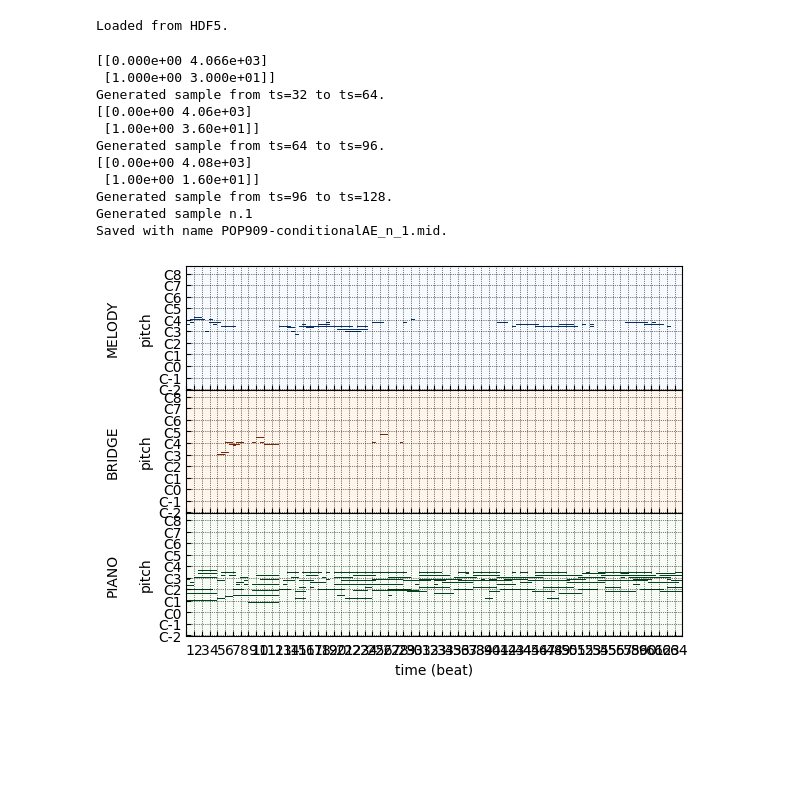
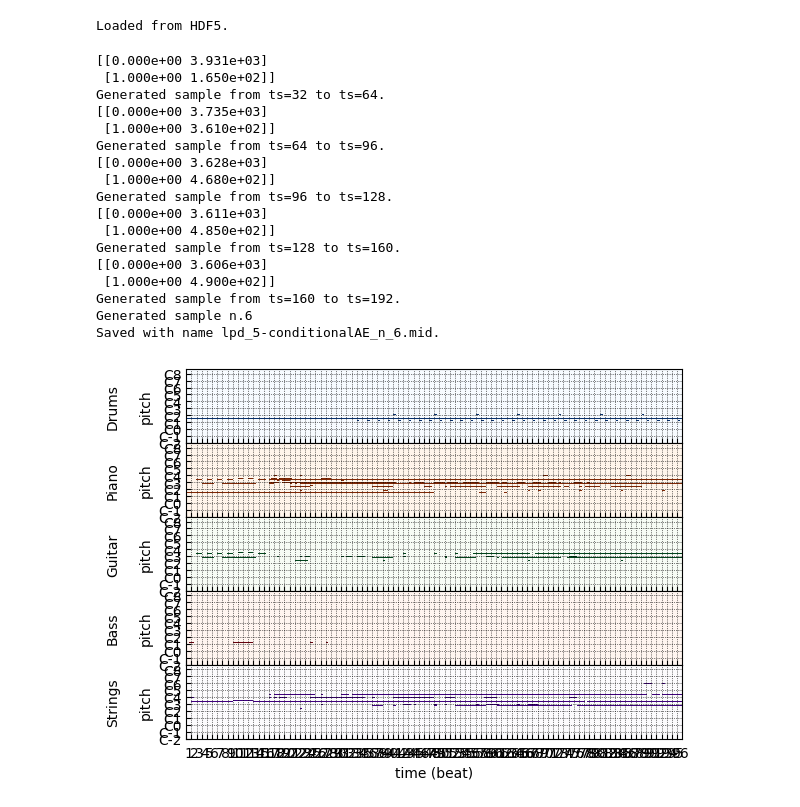
Before and after one commit to STarrio/generative-music, a Jupyter notebook: MAEGeneration.ipynb, the cells around one changed output. Cells and saved outputs as stored; diff of their text form; code cells hidden in the pictures; blank space fills up the shorter version.

```diff
--- a/MAEGeneration.ipynb
+++ b/MAEGeneration.ipynb
@@ -46,7 +47,7 @@ else:
 # %% [output]
 Drive already mounted at /content/drive; to attempt to forcibly remount, call drive.mount("/content/drive", force_remount=True).
 # %%
-DATASET = 'POP909'
+DATASET = 'lpd_5'
 DATA_PATH=os.path.join(BASE_PATH, 'data')
 DATASET_PATH = os.path.join(DATA_PATH, DATASET)
 
@@ -646,5 +647,5 @@ class MAESampleGenerator:
 # %% [markdown]
 ### Tratamiento de los datos
 # %%
-encoder = MAEDatasetEncoder(DATASET_PATH, with_csv=False)
+encoder = MAEDatasetEncoder(DATASET_PATH, with_csv='lpd_poprock.csv',k=500)
 # %% [output]
@@ -680,7 +682,8 @@ dec_kernels = [(2,8), (4,4), (4,4)]
 dec_strides = [(2,8), (4,4), (4,4)]
 lr = 0.001
 
-models[instr] = MAEMain(enc_num_units,
+models[instr] = MAEMain(instr,
+                        enc_num_units,
                         enc_kernels,
                         enc_strides,
                         dec_num_units,
@@ -864,22 +892,29 @@ sampler.load_from_hdf5(hdf5_dict)
 Loaded from HDF5.
 # %%
 thresh = {'MELODY': 0.2, 'BRIDGE': 0.15, 'PIANO': 0.3}
+thresh_lpd = {'Piano': 0.1, 'Drums': 0.2, 'Guitar': 0.2, 'Bass': 0.3, 'Strings':0.15}
 # %%
-sampler.generate(seed,thresh,sample_length=3)
+sampler.generate(seed,thresh_lpd,sample_length=5)
 sampler.gen2midi()
 # %% [output]
-[[0.000e+00 4.066e+03]
- [1.000e+00 3.000e+01]]
+[[0.000e+00 3.931e+03]
+ [1.000e+00 1.650e+02]]
 Generated sample from ts=32 to ts=64.
-[[0.00e+00 4.06e+03]
- [1.00e+00 3.60e+01]]
+[[0.000e+00 3.735e+03]
+ [1.000e+00 3.610e+02]]
 Generated sample from ts=64 to ts=96.
-[[0.00e+00 4.08e+03]
- [1.00e+00 1.60e+01]]
+[[0.000e+00 3.628e+03]
+ [1.000e+00 4.680e+02]]
 Generated sample from ts=96 to ts=128.
-Generated sample n.1
-Saved with name POP909-conditionalAE_n_1.mid.
+[[0.000e+00 3.611e+03]
+ [1.000e+00 4.850e+02]]
+Generated sample from ts=128 to ts=160.
+[[0.000e+00 3.606e+03]
+ [1.000e+00 4.900e+02]]
+Generated sample from ts=160 to ts=192.
+Generated sample n.6
+Saved with name lpd_5-conditionalAE_n_6.mid.
-[figure, old version]
+[figure, new version]
 # %%
 sampler.plot_probs_heatmaps()
 # %% [output]
```
Also changed, not shown: parts of 13 cells of this notebook.
